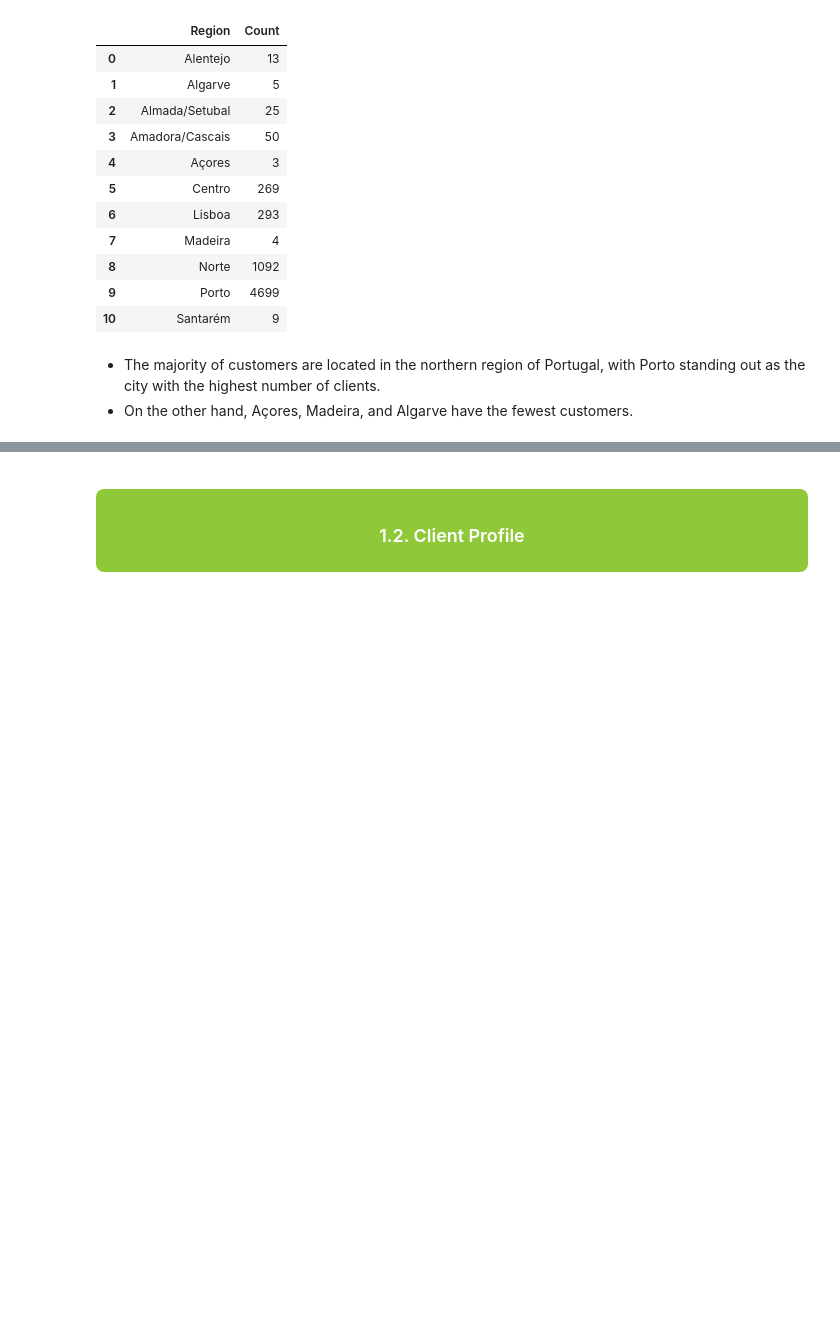
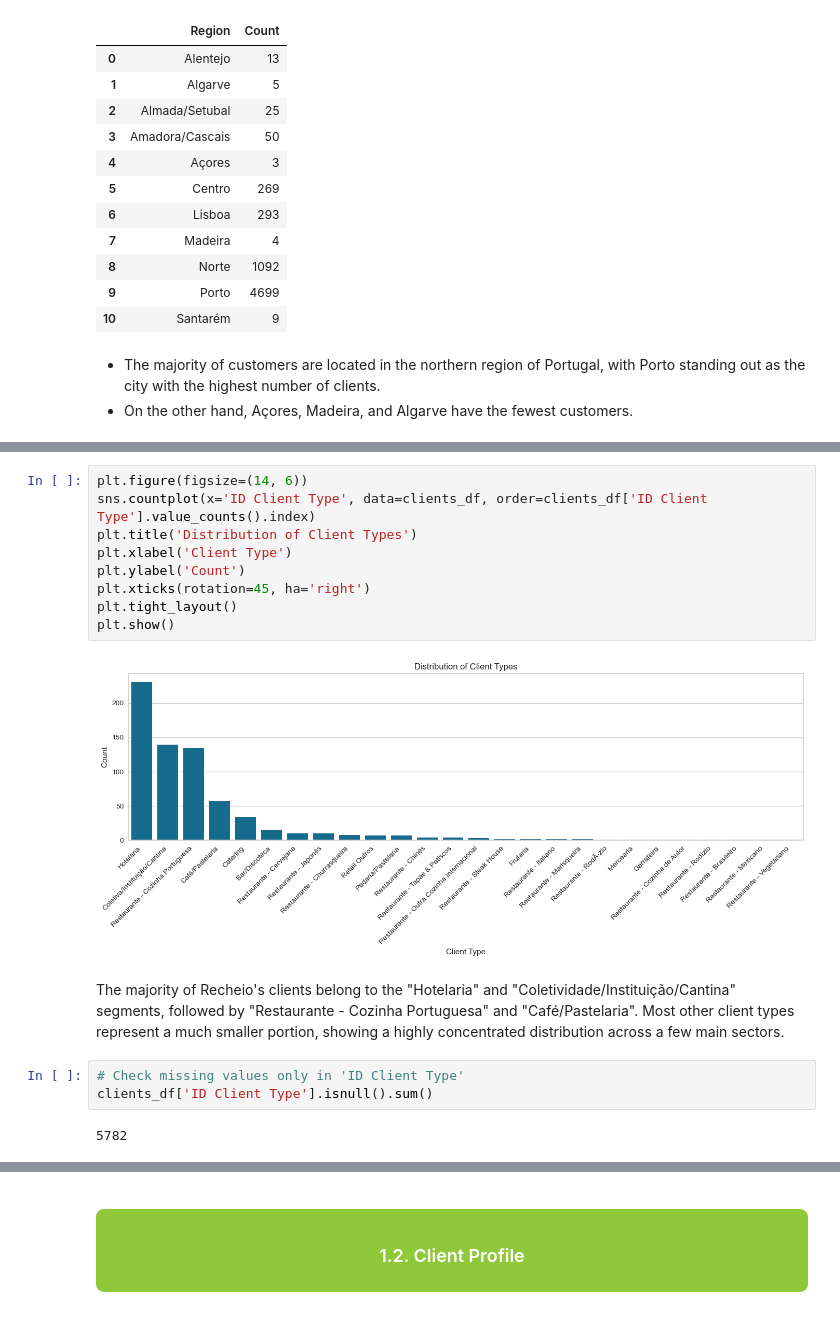
Before and after one commit to mariacpereira/teste-maria, a Jupyter notebook: Case_3.ipynb, the cells around one changed output, grey strips where cells are left out. Saved outputs shown, nothing was run; the diff lists cells and outputs as text; blank space fills up the shorter version.

```diff
--- a/Case_3.ipynb
+++ b/Case_3.ipynb
@@ -544,0 +573,19 @@ region_count
+# %%
+plt.figure(figsize=(14, 6))
+sns.countplot(x='ID Client Type', data=clients_df, order=clients_df['ID Client Type'].value_counts().index)
+plt.title('Distribution of Client Types')
+plt.xlabel('Client Type')
+plt.ylabel('Count')
+plt.xticks(rotation=45, ha='right')
+plt.tight_layout()
+plt.show()
+# %% [output]
+[figure, added]
+# %% [markdown]
+The majority of Recheio's clients belong to the "Hotelaria" and "Coletividade/Instituição/Cantina" segments, followed by "Restaurante - Cozinha Portuguesa" and "Café/Pastelaria".
+Most other client types represent a much smaller portion, showing a highly concentrated distribution across a few main sectors.
+# %%
+# Check missing values only in 'ID Client Type'
+clients_df['ID Client Type'].isnull().sum()
+# %% [output]
+5782
```
Also changed, not shown: parts of 19 cells of this notebook.
